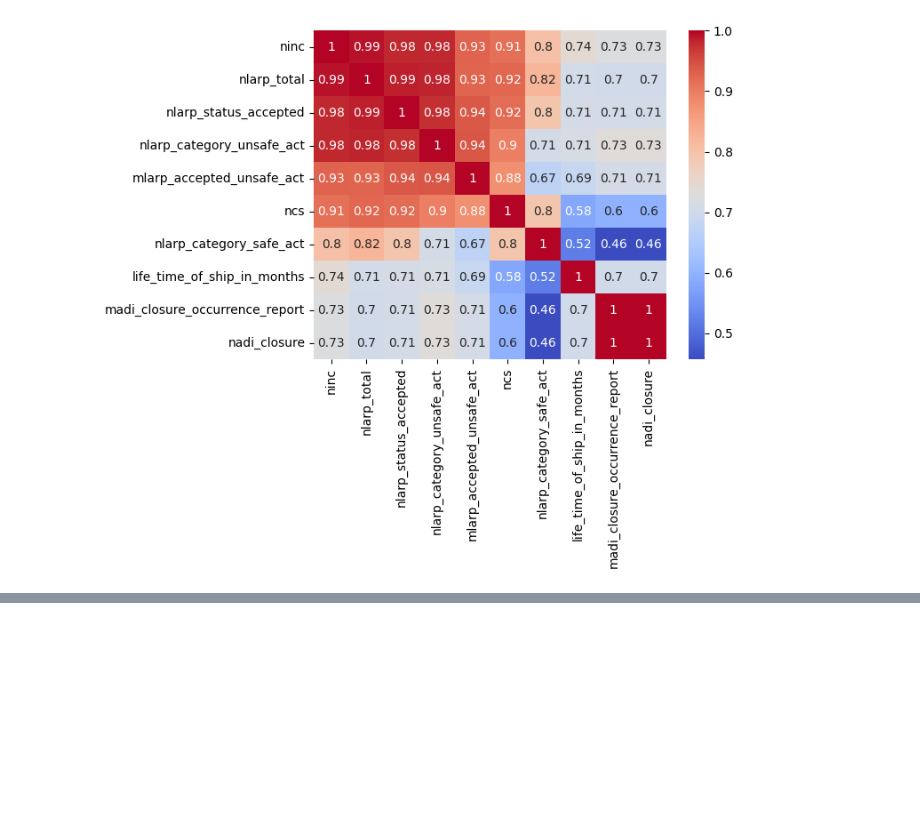
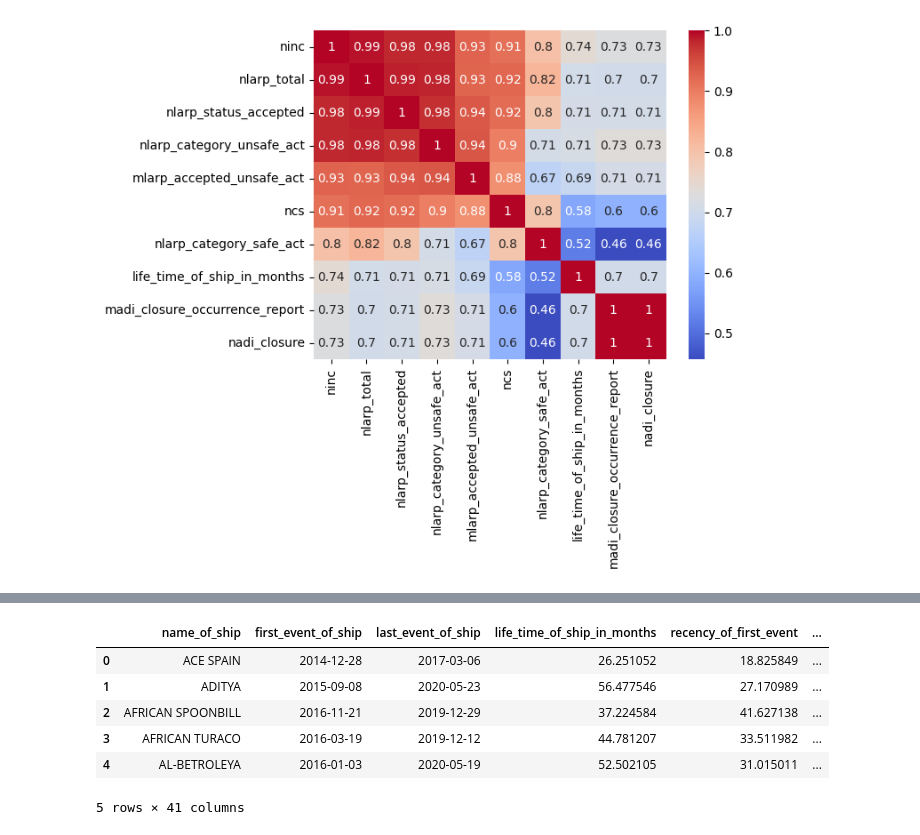
Before and after one commit to Noschithanachar/Data-Clean-and-EDA, a Jupyter notebook: Single_view_of_ship.ipynb, the cells around one changed output, grey strips where cells are left out. Saved outputs shown, nothing was run; the diff lists cells and outputs as text; code cells hidden in the pictures; blank space fills up the shorter version.

```diff
--- a/Single_view_of_ship.ipynb
+++ b/Single_view_of_ship.ipynb
@@ -144,0 +207,10 @@ sns.heatmap(numeric_data[top_cols].corr(), annot=True, cmap='coolwarm')
+# %%
+data.head()
+# %% [output]
+|  | name_of_ship | first_event_of_ship | last_event_of_ship | life_time_of_ship_in_months | recency_of_first_event | ... |
+| 0 | ACE SPAIN | 2014-12-28 | 2017-03-06 | 26.251052 | 18.825849 | ... |
+| 1 | ADITYA | 2015-09-08 | 2020-05-23 | 56.477546 | 27.170989 | ... |
+| 2 | AFRICAN SPOONBILL | 2016-11-21 | 2019-12-29 | 37.224584 | 41.627138 | ... |
+| 3 | AFRICAN TURACO | 2016-03-19 | 2019-12-12 | 44.781207 | 33.511982 | ... |
+| 4 | AL-BETROLEYA | 2016-01-03 | 2020-05-19 | 52.502105 | 31.015011 | ... |
+5 rows × 41 columns
```
Also changed, not shown: parts of 63 cells of this notebook, 1 other file.
